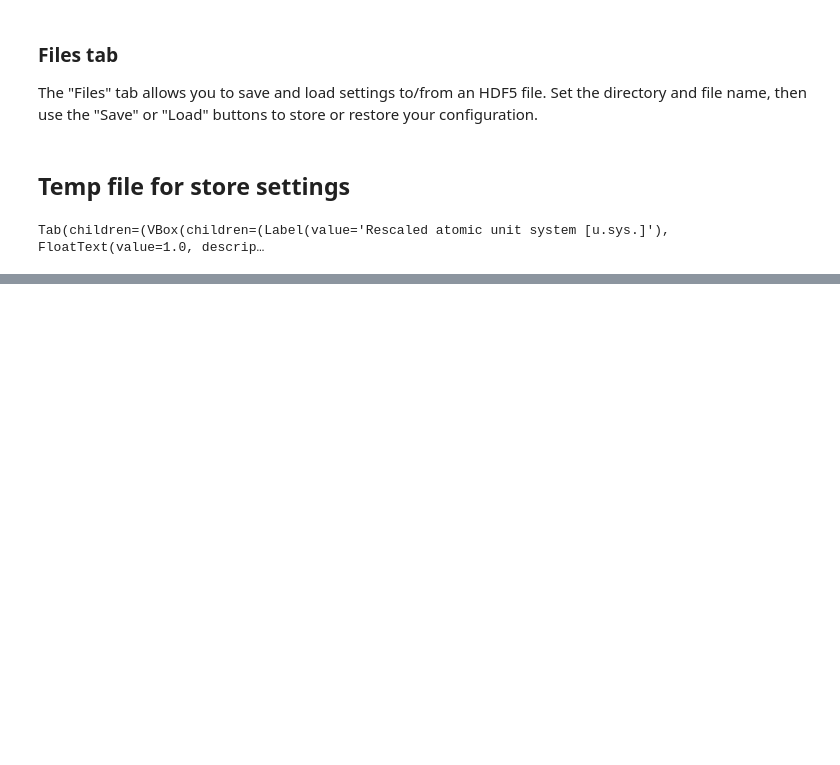
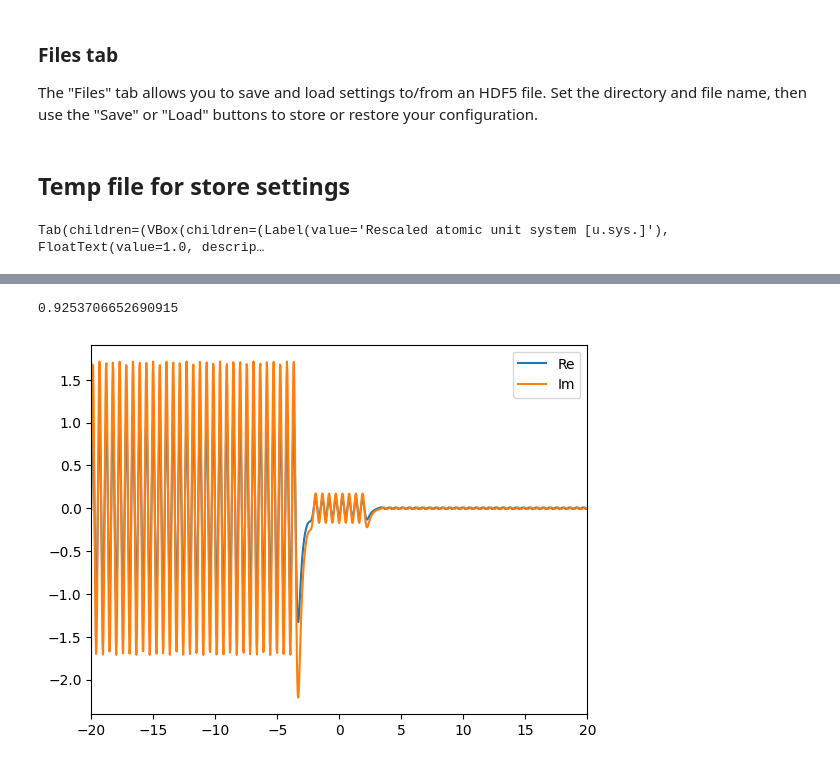
Before and after one commit to magashegyi/testrepo, a Jupyter notebook: scatter_gui.ipynb, the cells around one changed output, grey strips where cells are left out. Saved outputs shown, nothing was run; the diff lists cells and outputs as text; code cells hidden in the pictures; blank space fills up the shorter version.

```diff
--- a/scatter_gui.ipynb
+++ b/scatter_gui.ipynb
@@ -1267,3 +1327,18 @@ Derived units in this rescaled atomic unit system:
 - speed of light :=     688.7548475678182
 - electric field unit :=        177816931.86098248 volt / meter
 - electric potential unit :=    0.41618547164202274 volt
+# %%
+index=2
+qp_pk = quasiparticles_pk[index]['state']
+qp_mk = quasiparticles_mk[index]['state']
+ein = quasiparticles_pk[index]['energy']
+print(ein* unit_sys.energy_unit.to('eV').magnitude)
+
+plt.plot(qp_pk['grid'], np.real(qp_pk['value']), label='Re')
+plt.plot(qp_pk['grid'], np.imag(qp_pk['value']), label='Im')
+plt.xlim(-20,20)
+plt.legend()
+plt.show()
+# %% [output]
+0.9253706652690915
+[figure, added]
```
Also changed, not shown: parts of 15 cells of this notebook.
